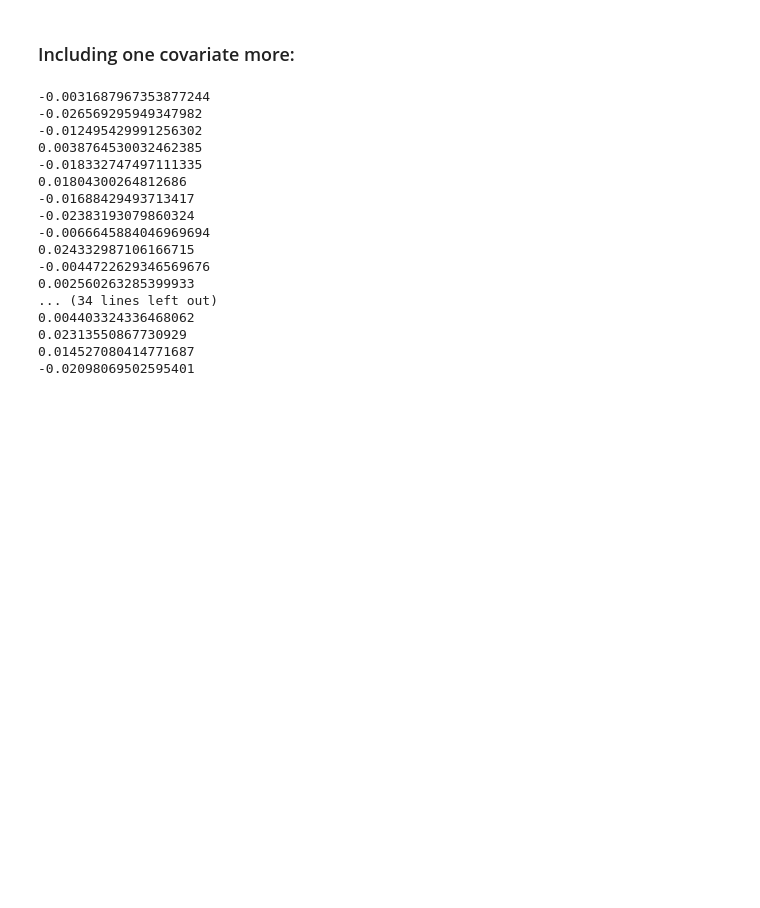
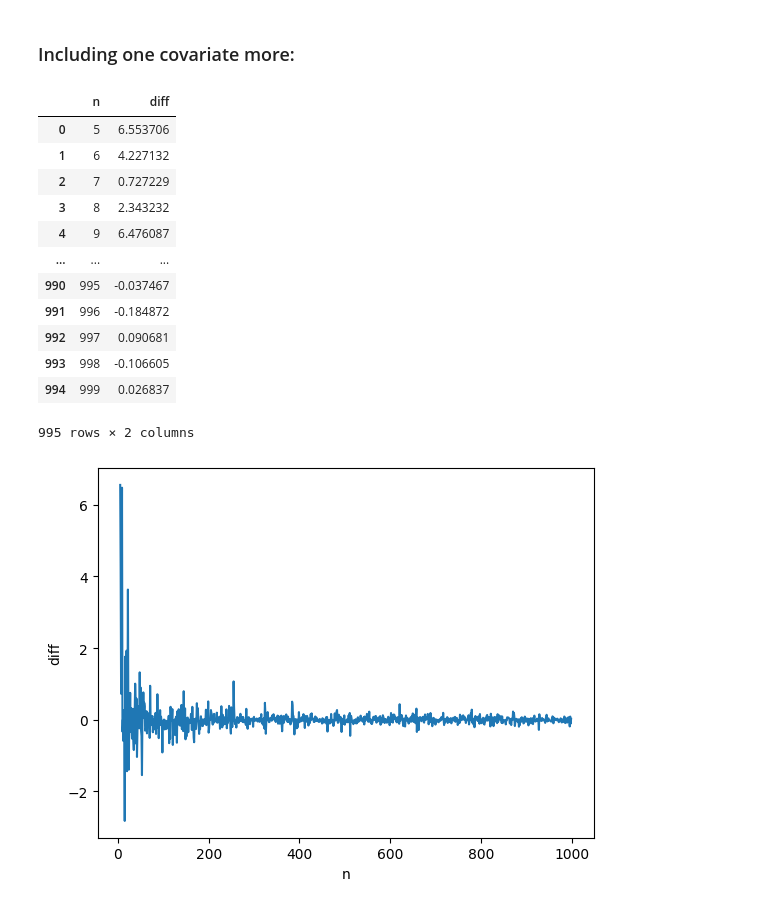
Before and after one commit to Glovo/covariate-adjustment-blogpost, a Jupyter notebook: notebooks/optimal_theta_is_OLS_slope.ipynb, the cells around one changed output. Cells and saved outputs as stored; diff of their text form; code cells hidden in the pictures; blank space fills up the shorter version.

```diff
--- a/notebooks/optimal_theta_is_OLS_slope.ipynb
+++ b/notebooks/optimal_theta_is_OLS_slope.ipynb
@@ -39,0 +45,6 @@ for n in range(50):
+# %%
+data = data.sample(5)
+result = smf.ols(f'Y ~ Y_before', data=data).fit()
+theta = data.cov().loc['Y_before', "Y"] / data.cov().loc['Y_before', "Y_before"]
+print(result.params['Y_before'] - theta)
+data
@@ -40,35 +59,38 @@ for n in range(50):
 # %% [markdown]
 ### Including one covariate more:
 # %%
-for n in range(50):
+diff = []
+for n in range(5, 1000):
     data = generate_samples(
         mu_metric=5,
         sigma_metric=1,
         epsilon=2,
         treatment_effect=2,
         size=10_000,
         cov_mu_eps=[(-1,1),(-2,1),(5,2)],
         non_linear=[True, True, True],
         p_binomial=0.05,
     )
+    data = data.sample(n)
     result = smf.ols(f'Y ~ Y_before + X_1', data=data).fit()
     theta = data.cov().loc['Y_before', "Y"] / data.cov().loc['Y_before', "Y_before"]
-    print(result.params['Y_before'] - theta)
+    diff.append({'n': n, 'diff': result.params['Y_before'] - theta})
+
+r = pd.DataFrame(diff)
+sns.lineplot(data=r, x='n', y='diff');
+r
 # %% [output]
+|  | n | diff |
+| 0 | 5 | 6.553706 |
+| 1 | 6 | 4.227132 |
+| 2 | 7 | 0.727229 |
+| 3 | 8 | 2.343232 |
+| 4 | 9 | 6.476087 |
+| ... | ... | ... |
+| 990 | 995 | -0.037467 |
+| 991 | 996 | -0.184872 |
+| 992 | 997 | 0.090681 |
+| 993 | 998 | -0.106605 |
+| 994 | 999 | 0.026837 |
--0.0031687967353877244
--0.026569295949347982
--0.012495429991256302
-0.0038764530032462385
--0.018332747497111335
-0.01804300264812686
--0.01688429493713417
--0.02383193079860324
--0.0066645884046969694
-0.024332987106166715
--0.0044722629346569676
-0.002560263285399933
-... (34 lines left out)
-0.004403324336468062
-0.02313550867730929
-0.014527080414771687
--0.02098069502595401
+995 rows × 2 columns
+[figure, added]
```
Also changed, not shown: parts of 3 cells of this notebook.
